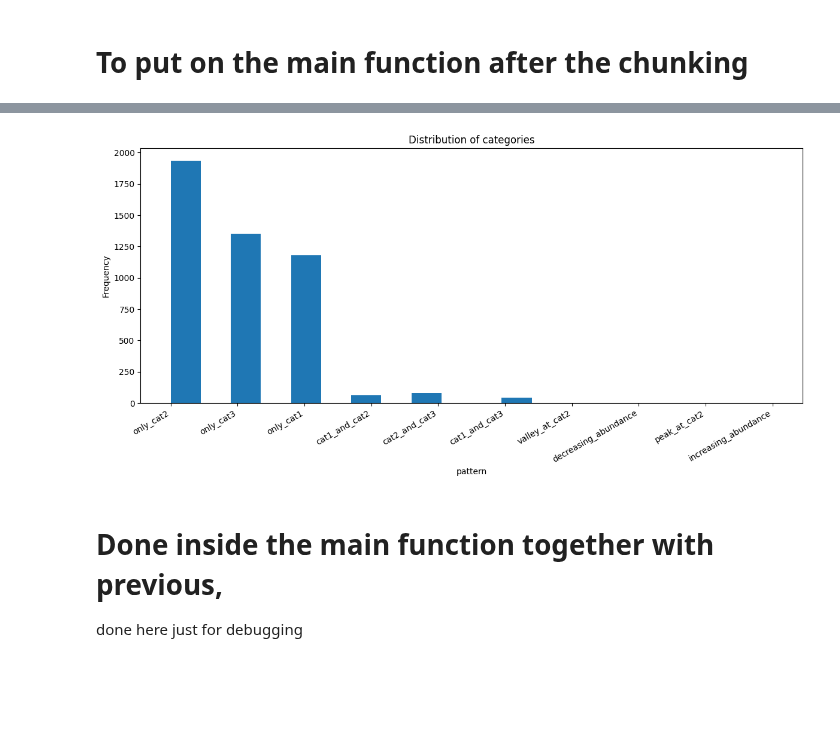
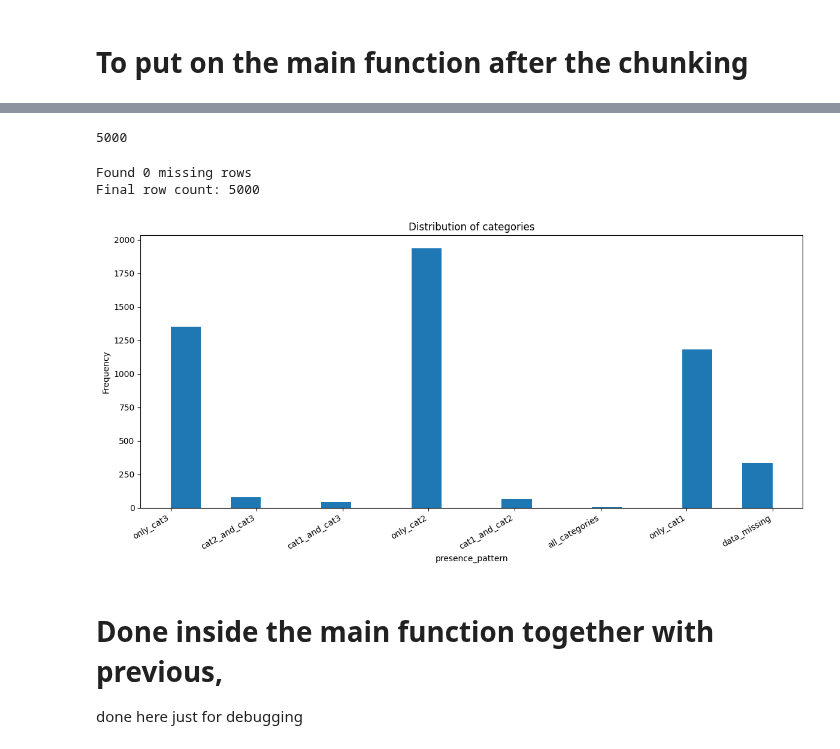
Before and after one commit to MagicAlex238/2_Micro, a Jupyter notebook: 6_picrust_functional.ipynb, the cells around one changed output, grey strips where cells are left out. Saved outputs shown, nothing was run; the diff lists cells and outputs as text; code cells hidden in the pictures; blank space fills up the shorter version.

```diff
--- a/6_picrust_functional.ipynb
+++ b/6_picrust_functional.ipynb
@@ -5179,2 +5136,6 @@ Saved results for chunk 1 to pattern_analysis_results/pattern_chunk_1.parquet
 Combining all chunks...
 Combined 1 chunks into final result with 4668 rows
+# %%
+pattern_df = results_df.copy()
+# %%
+pattern_df = pattern_df.drop(columns="index", axis= 1)
@@ -5181,5 +5175,2 @@ Combined 1 chunks into final result with 4668 rows
 # %%
 sample_contri  = sample_contri.drop(columns=["index"], axis=1) # "level_0",
-sample_contri  = sample_contri.reset_index()
-pattern_df = pattern_df.drop(columns=["index"], axis=1)
-pattern_df.head()
@@ -5252,15 +5213,56 @@ pattern_df.head()
+# %%
+len(sample_contri["idx"].unique())
+# %% [output]
+5000
+# %%
+# Create mapping of idx to Genus/protein_name
+idx_pairs_map = sample_contri[['idx', 'Genus', 'protein_name']].drop_duplicates().set_index('idx').to_dict('index')
+
+# Find missing idx values
+# Find missing idx values
+sample_idx = set(sample_contri['idx'].unique())
+pattern_idx = set(pattern_df['idx'].unique())
+missing_idx = list(sample_idx - pattern_idx)
+print(f"Found {len(missing_idx)} missing rows")
+
+if missing_idx:
+    # Get rows from sample_contri for the missing idx values
+    missing_df = sample_contri[sample_contri['idx'].isin(missing_idx)].drop_duplicates('idx')[['idx', 'Genus', 'protein_name']]
+
+    # Add default values for all other columns in pattern_df
+    for col in pattern_df.columns:
+        if col not in missing_df.columns:
+            if col in ['pattern', 'presence_pattern', 'categories']:
+                missing_df[col] = 'data_missing'
+            elif col in ['category_count', 'count_cat1', 'count_cat2', 'count_cat3',
+                         'sum_cat1', 'sum_cat2', 'sum_cat3', 'total_abundance']:
+                missing_df[col] = 0
+            elif col in ['significant']:
+                missing_df[col] = False
+            elif 'log2fc' in col or 'mean' in col or 'median' in col or 'std' in col:
+                missing_df[col] = np.nan
+            else:
+                missing_df[col] = 0
+
+    # Concatenate with original dataframe
+    pattern_df = pd.concat([pattern_df, missing_df], ignore_index=True)
+
+print(f"Final row count: {len(pattern_df)}")
+# %% [output]
+Found 0 missing rows
+Final row count: 5000
 # %%
 plt.figure(figsize=(12, 6))
-plt.hist(pattern_df['pattern'].dropna(), bins=20)
+plt.hist(pattern_df["presence_pattern"].dropna(), bins=20)
 plt.tick_params(axis='both', which='major', labelsize=10)
-plt.xlabel('pattern')
+plt.xlabel('presence_pattern')
 plt.ylabel('Frequency')
 plt.title('Distribution of categories')
 plt.xticks(rotation=30, ha='right')
 plt.tight_layout()
 plt.show()
 # %% [output]
-[figure, old version]
+[figure, new version]
 # %%
 # Reset indexes to ensure proper merging
 pattern_df = pattern_df.reset_index(drop=True)
```
Also changed, not shown: parts of 52 cells of this notebook.
